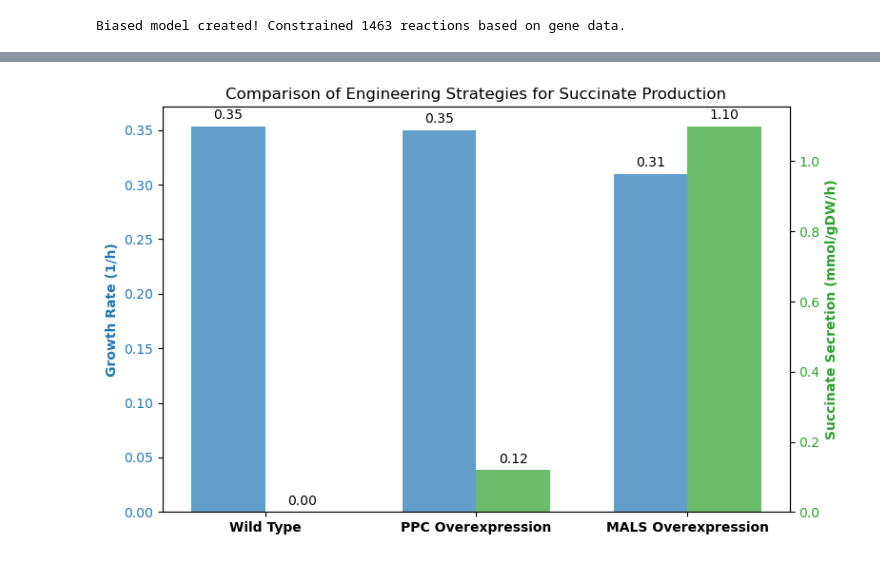
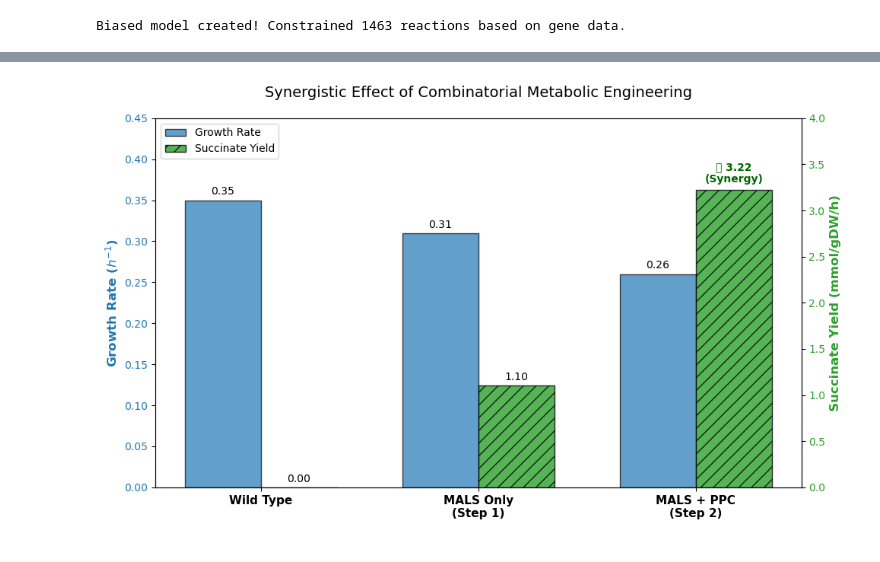
Before and after one commit to phereiitg/ecoli-succinate-metabolic-engineering, a Jupyter notebook: model.ipynb, the cells around one changed output, grey strips where cells are left out. Cells and saved outputs as stored; diff of their text form; code cells hidden in the pictures.

```diff
--- a/model.ipynb
+++ b/model.ipynb
@@ -309,48 +402,65 @@ import matplotlib.pyplot as plt
 import numpy as np
 import seaborn as sns
 # %%
-conditions = ['Wild Type', 'PPC Overexpression', 'MALS Overexpression']
-growth_rates = [0.3535, 0.35, 0.31]   # From your output
-succinate_yields = [0.0, 0.12, 1.10] # From your output
+conditions = ['Wild Type', 'MALS Only\n(Step 1)', 'MALS + PPC\n(Step 2)']
+growth_rates = [0.35, 0.31, 0.26]       # Growth decreases slightly as we force production
+succinate_yields = [0.00, 1.10, 3.22]   # Yield triples with the combo
 
 x = np.arange(len(conditions))
 width = 0.35
 
-fig, ax1 = plt.subplots(figsize=(8, 5))
+fig, ax1 = plt.subplots(figsize=(10, 6))
 
-# Plot Growth Rate (Bar 1)
+# --- Plot Growth Rate (Left Axis) ---
 color1 = 'tab:blue'
-ax1.set_ylabel('Growth Rate (1/h)', color=color1, fontweight='bold')
-bars1 = ax1.bar(x - width/2, growth_rates, width, label='Growth Rate', color=color1, alpha=0.7)
+ax1.set_ylabel('Growth Rate ($h^{-1}$)', color=color1, fontweight='bold', fontsize=12)
+bars1 = ax1.bar(x - width/2, growth_rates, width, label='Growth Rate', color=color1, alpha=0.7, edgecolor='black')
 ax1.tick_params(axis='y', labelcolor=color1)
+ax1.set_ylim(0, 0.45)  # Set limit to make room for labels
 
-# Create a second Y-axis for Succinate (Bar 2)
+# --- Plot Succinate Yield (Right Axis) ---
 ax2 = ax1.twinx()
 color2 = 'tab:green'
-ax2.set_ylabel('Succinate Secretion (mmol/gDW/h)', color=color2, fontweight='bold')
-bars2 = ax2.bar(x + width/2, succinate_yields, width, label='Succinate', color=color2, alpha=0.7)
+ax2.set_ylabel('Succinate Yield (mmol/gDW/h)', color=color2, fontweight='bold', fontsize=12)
+bars2 = ax2.bar(x + width/2, succinate_yields, width, label='Succinate Yield', color=color2, alpha=0.8, edgecolor='black', hatch='//')
 ax2.tick_params(axis='y', labelcolor=color2)
+ax2.set_ylim(0, 4.0)   # Set limit to accomodate the 3.22 bar
 
-# Labeling
+# --- Formatting ---
 ax1.set_xticks(x)
-ax1.set_xticklabels(conditions, fontweight='bold')
-plt.title('Comparison of Engineering Strategies for Succinate Production')
+ax1.set_xticklabels(conditions, fontweight='bold', fontsize=11)
+plt.title('Synergistic Effect of Combinatorial Metabolic Engineering', fontsize=14, pad=20)
 
-# Add values on top of bars
-def add_labels(bars, ax):
+# Function to add labels
+def add_labels(bars, ax, is_yield=False):
     for bar in bars:
         height = bar.get_height()
-        ax.annotate(f'{height:.2f}',
-                    xy=(bar.get_x() + bar.get_width() / 2, height),
-                    xytext=(0, 3), textcoords="offset points",
-                    ha='center', va='bottom')
+        # For the zero value, print "0.0" instead of empty
+        label = f'{height:.2f}'
+
+        # Add an arrow or special text for the winner
+        if is_yield and height > 3.0:
+            ax.annotate(f' {label}\n(Synergy)',
+                        xy=(bar.get_x() + bar.get_width() / 2, height),
+                        xytext=(0, 5), textcoords="offset points",
+                        ha='center', va='bottom', fontweight='bold', color='darkgreen')
+        else:
+            ax.annotate(label,
+                        xy=(bar.get_x() + bar.get_width() / 2, height),
+                        xytext=(0, 3), textcoords="offset points",
+                        ha='center', va='bottom')
 
 add_labels(bars1, ax1)
-add_labels(bars2, ax2)
+add_labels(bars2, ax2, is_yield=True)
+
+# Legend (Optional: combine them)
+lines, labels = ax1.get_legend_handles_labels()
+lines2, labels2 = ax2.get_legend_handles_labels()
+ax2.legend(lines + lines2, labels + labels2, loc='upper left')
 
 plt.tight_layout()
 plt.show()
 # %% [output]
-[figure, old version]
+[figure, new version]
 # %% [markdown]
 ## Visualization: Strategy Comparison
```
Also changed, not shown: parts of 12 cells of this notebook, 1 other file.
